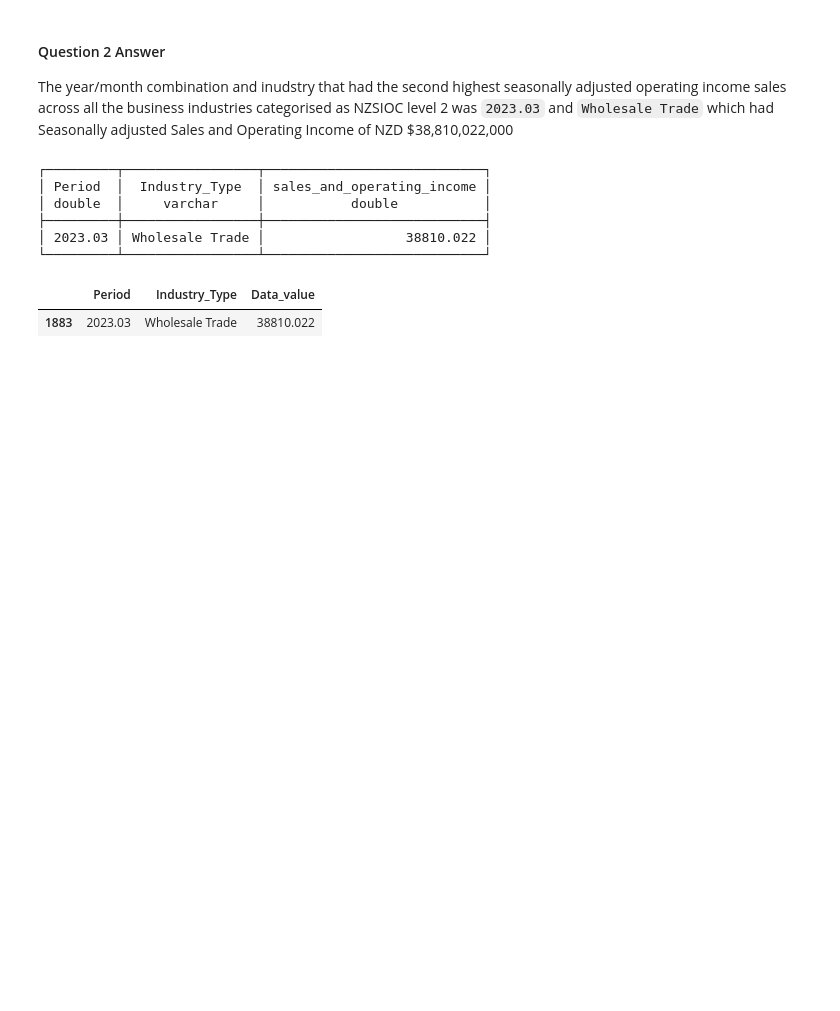
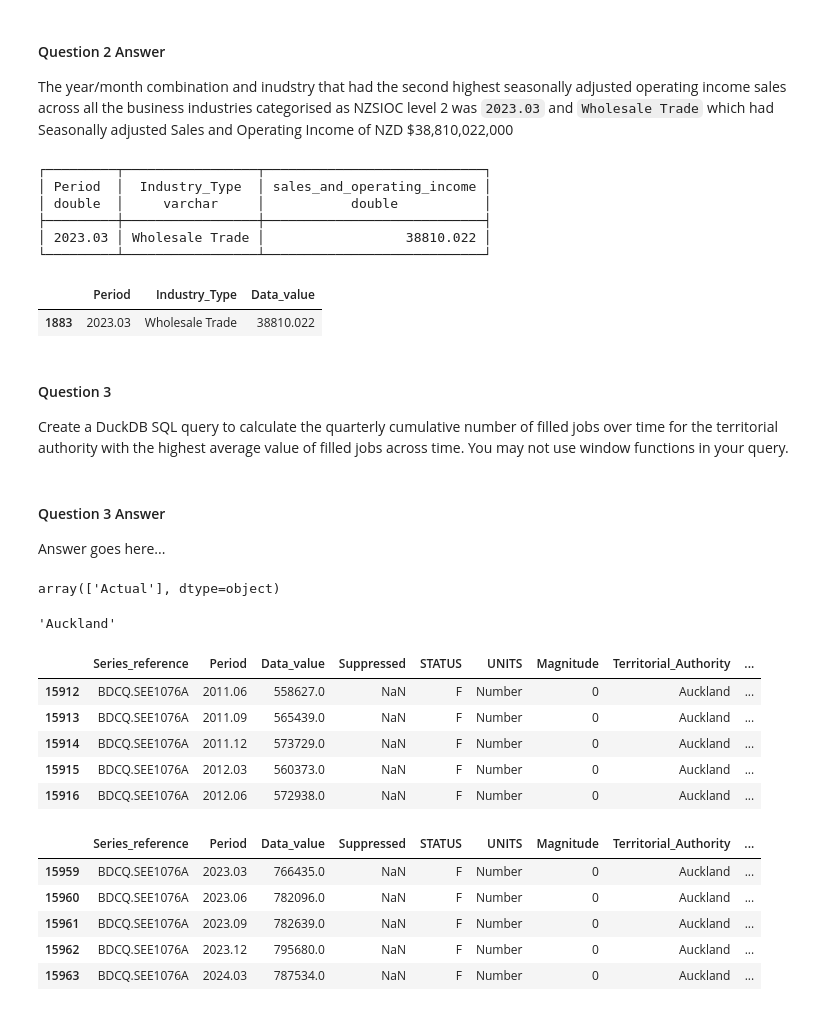
Before and after one commit to marcusbuckland/mle, a Jupyter notebook: notebook.ipynb, the cells around one changed output. Saved outputs shown, nothing was run; the diff lists cells and outputs as text; code cells hidden in the pictures; blank space fills up the shorter version.

Commit message:
Question 3 completed with pandas

```diff
--- a/notebook.ipynb
+++ b/notebook.ipynb
@@ -554,3 +554,42 @@ q2_ans # 2023.09, 'Wholesale Trade
 # %% [output]
 |  | Period | Industry_Type | Data_value |
 | 1883 | 2023.03 | Wholesale Trade | 38810.022 |
+# %% [markdown]
+#### Question 3
+Create a DuckDB SQL query to calculate the quarterly cumulative number of filled jobs over time for the territorial authority with the highest average value of filled jobs across time. You may not use window functions in your query.
+# %% [markdown]
+#### Question 3 Answer
+
+Answer goes here...
+# %%
+# Q3 python
+# Territorial Authority dataset does not have `Seasonally Adjusted` or `Trend` for filled jobs- only `Actual`
+filled_jobs_by_territorial_authority_df.Adjustment.unique()
+# %% [output]
+array(['Actual'], dtype=object)
+# %%
+# What Territorial Authority has the highest average number of filled jobs?
+highest_avg_filled_jobs_ta = filled_jobs_by_territorial_authority_df.groupby('Territorial_Authority')['Data_value'].agg("mean").idxmax() # Auckland
+highest_avg_filled_jobs_ta
+# %% [output]
+'Auckland'
+# %%
+df = filled_jobs_by_territorial_authority_df[filled_jobs_by_territorial_authority_df['Territorial_Authority'] == highest_avg_filled_jobs_ta].sort_values('Period')
+
+# Create a new column called cumulative_filled_jobs which is a cumulative sum of Data_value column
+df['cumulative_filled_jobs'] = df['Data_value'].cumsum()
+display(df.head(5))
+display(df.tail(5))
+# %% [output]
+|  | Series_reference | Period | Data_value | Suppressed | STATUS | UNITS | Magnitude | Territorial_Authority | ... |
+| 15912 | BDCQ.SEE1076A | 2011.06 | 558627.0 | NaN | F | Number | 0 | Auckland | ... |
+| 15913 | BDCQ.SEE1076A | 2011.09 | 565439.0 | NaN | F | Number | 0 | Auckland | ... |
+| 15914 | BDCQ.SEE1076A | 2011.12 | 573729.0 | NaN | F | Number | 0 | Auckland | ... |
+| 15915 | BDCQ.SEE1076A | 2012.03 | 560373.0 | NaN | F | Number | 0 | Auckland | ... |
+| 15916 | BDCQ.SEE1076A | 2012.06 | 572938.0 | NaN | F | Number | 0 | Auckland | ... |
+|  | Series_reference | Period | Data_value | Suppressed | STATUS | UNITS | Magnitude | Territorial_Authority | ... |
+| 15959 | BDCQ.SEE1076A | 2023.03 | 766435.0 | NaN | F | Number | 0 | Auckland | ... |
+| 15960 | BDCQ.SEE1076A | 2023.06 | 782096.0 | NaN | F | Number | 0 | Auckland | ... |
+| 15961 | BDCQ.SEE1076A | 2023.09 | 782639.0 | NaN | F | Number | 0 | Auckland | ... |
+| 15962 | BDCQ.SEE1076A | 2023.12 | 795680.0 | NaN | F | Number | 0 | Auckland | ... |
+| 15963 | BDCQ.SEE1076A | 2024.03 | 787534.0 | NaN | F | Number | 0 | Auckland | ... |
```
Also changed, not shown: parts of 1 cell of this notebook.
